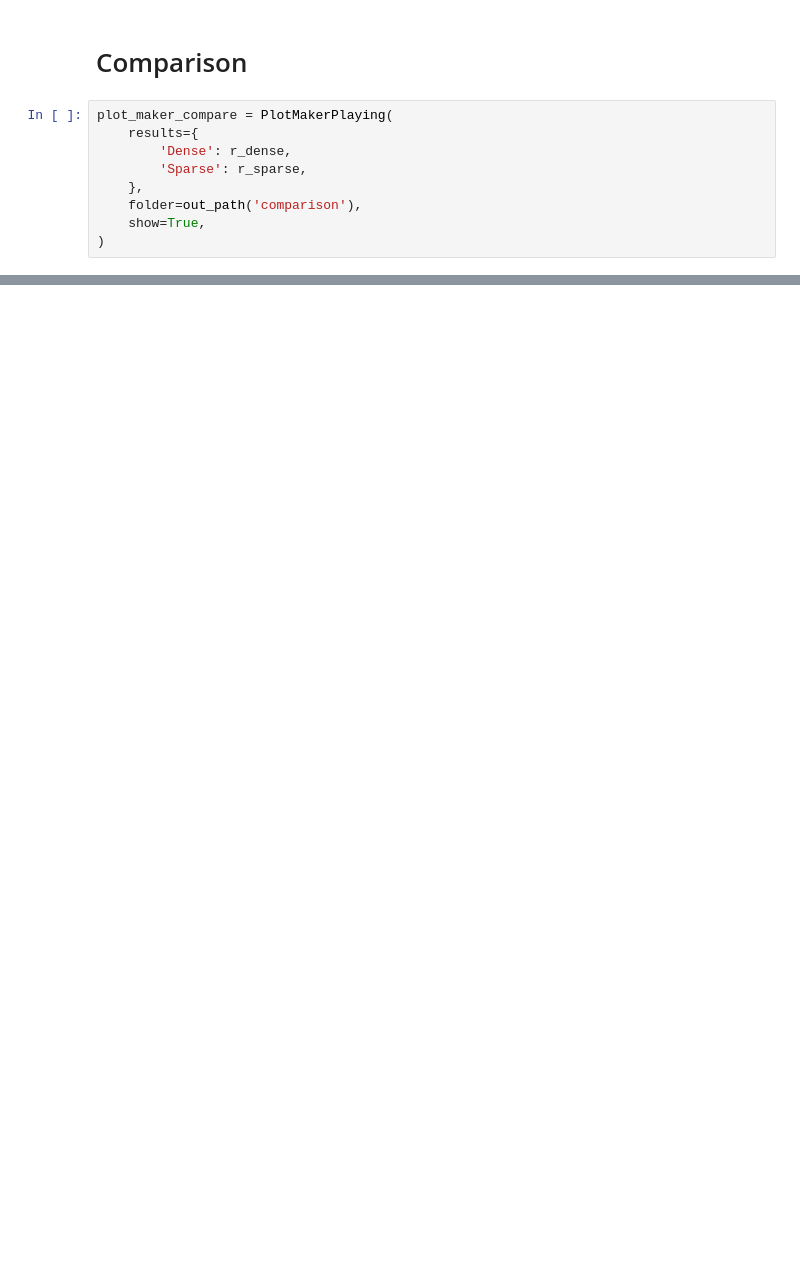
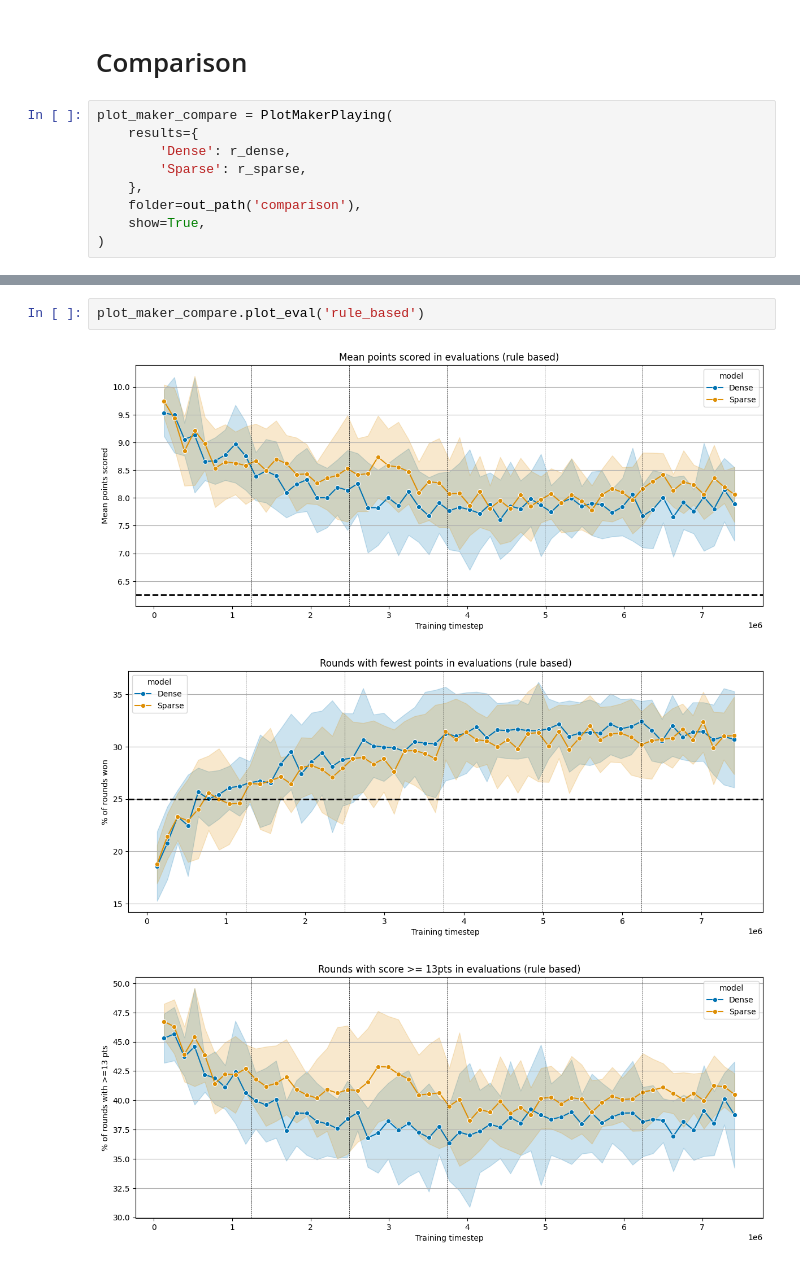
Before and after one commit to maciejors/hearts_ai, a Jupyter notebook: notebooks/results_ppo_compare_reward_settings.ipynb, the cells around one changed output, grey strips where cells are left out. Drawn from its saved outputs; the diff is of its cells as text; blank space fills up the shorter version.

```diff
--- a/notebooks/results_ppo_compare_reward_settings.ipynb
+++ b/notebooks/results_ppo_compare_reward_settings.ipynb
@@ -53,0 +54,6 @@ plot_maker_compare.plot_eval()
+# %%
+plot_maker_compare.plot_eval('rule_based')
+# %% [output]
+[figure, added]
+[figure, added]
+[figure, added]
```
Also changed, not shown: parts of 4 cells of this notebook.
